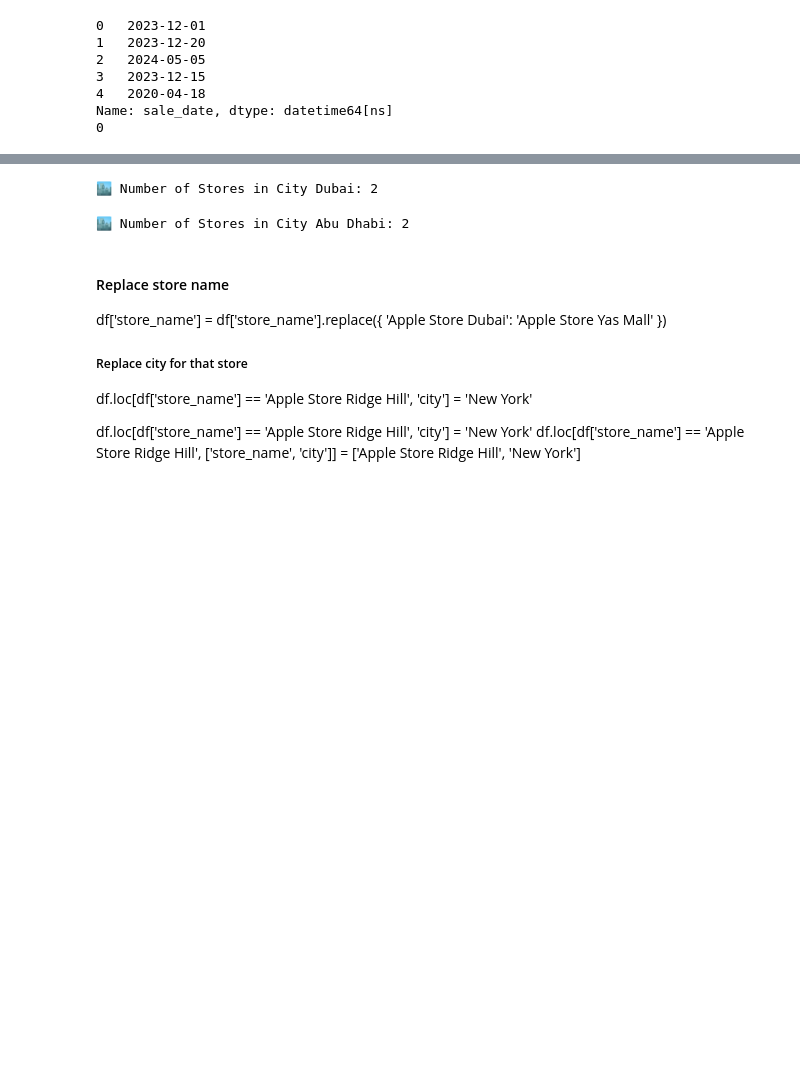
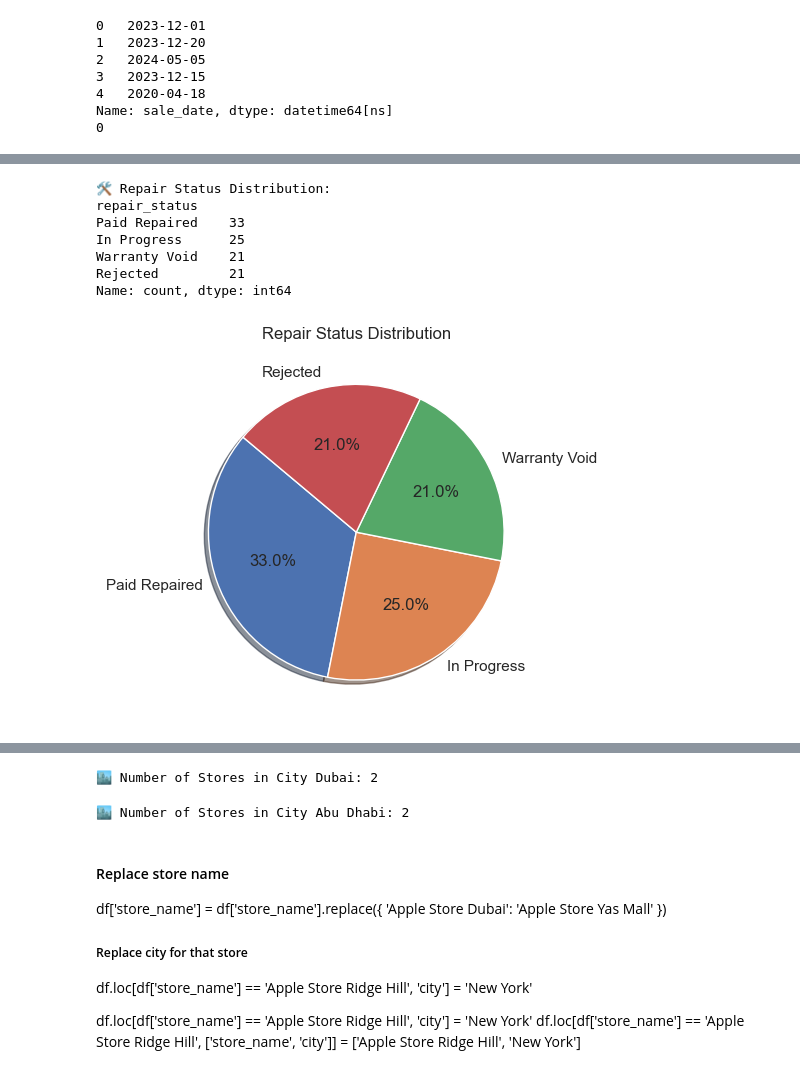
Before and after one commit to Syed-Moinuddin2025/SQL-Python-Learning-Journey, a Jupyter notebook: 01_Apple_Store_Analytics_Project/AppleStore_Analysis.ipynb, the cells around one changed output, grey strips where cells are left out. Cells and saved outputs as stored; diff of their text form; code cells hidden in the pictures; blank space fills up the shorter version.

```diff
--- a/01_Apple_Store_Analytics_Project/AppleStore_Analysis.ipynb
+++ b/01_Apple_Store_Analytics_Project/AppleStore_Analysis.ipynb
@@ -327,0 +421,25 @@ plt.show()
+# %%
+#  3. What is the distribution of repair statuses?
+repair_dist = df['repair_status'].value_counts(dropna=True)
+
+print("\n🛠️ Repair Status Distribution:")
+print(repair_dist)
+
+#Optional 📊 Pie Chart:
+
+
+import matplotlib.pyplot as plt
+
+repair_dist.plot(kind='pie', autopct='%1.1f%%', startangle=140, shadow=True)
+plt.title("Repair Status Distribution")
+plt.ylabel('')
+plt.show()
+# %% [output]
+🛠️ Repair Status Distribution:
+repair_status
+Paid Repaired    33
+In Progress      25
+Warranty Void    21
+Rejected         21
+Name: count, dtype: int64
+[figure, added]
```
Also changed, not shown: parts of 20 cells of this notebook, 1 other file.
